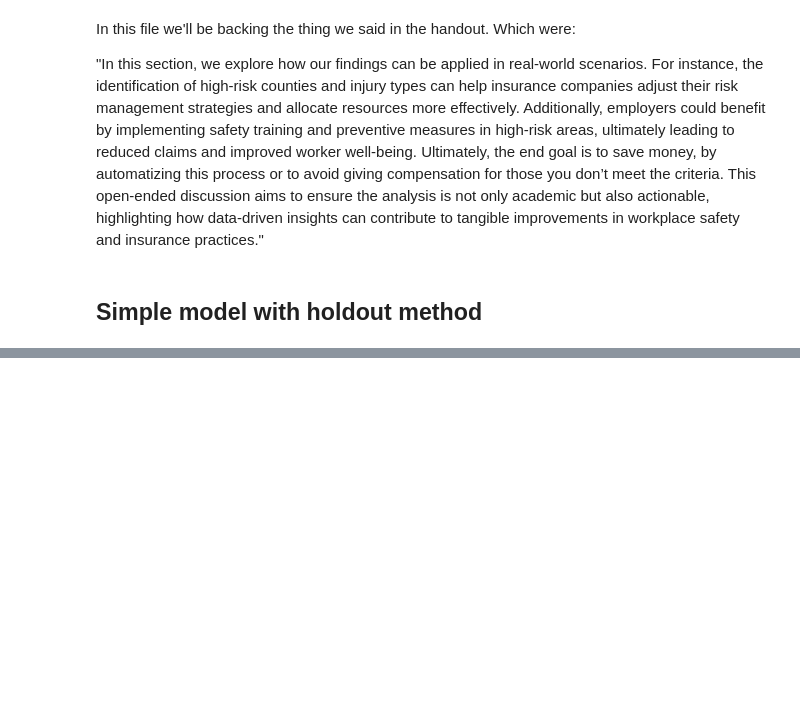
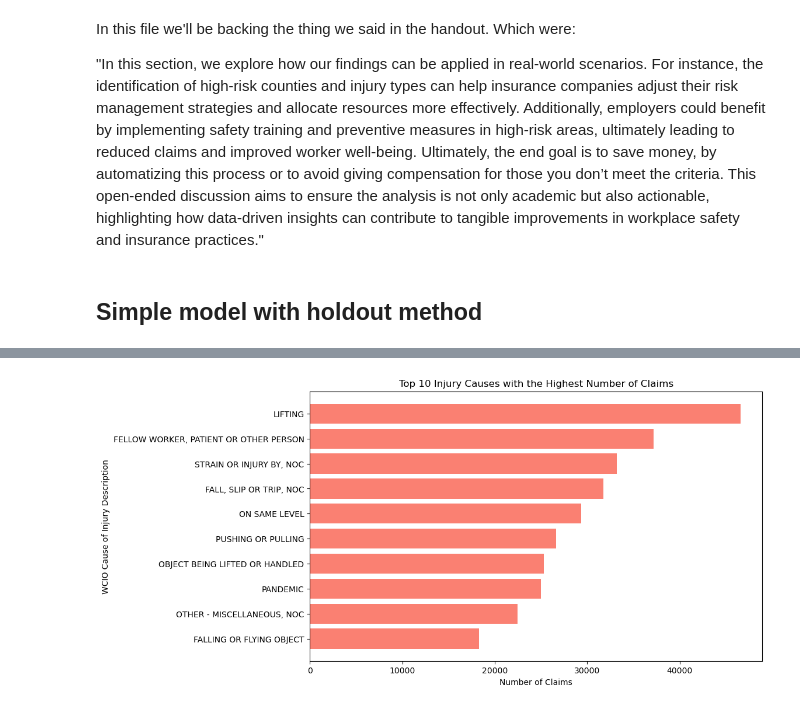
Before and after one commit to tmnstraub/ML_Group36, a Jupyter notebook: src/OpenEndedSection.ipynb, the cells around one changed output, grey strips where cells are left out. Saved outputs shown, nothing was run; the diff lists cells and outputs as text; code cells hidden in the pictures; blank space fills up the shorter version.

```diff
--- a/src/OpenEndedSection.ipynb
+++ b/src/OpenEndedSection.ipynb
@@ -185,0 +275,11 @@ KeyError: 'A'
+# %%
+# Plot Injury Causes Analysis
+plt.figure(figsize=(10, 6))
+plt.barh(injury_causes['WCIO Cause of Injury Description'], injury_causes['Claim Count'], color='salmon')
+plt.xlabel('Number of Claims')
+plt.ylabel('WCIO Cause of Injury Description')
+plt.title('Top 10 Injury Causes with the Highest Number of Claims')
+plt.gca().invert_yaxis()
+plt.show()
+# %% [output]
+[figure, added]
```
Also changed, not shown: parts of 16 cells of this notebook, 1 other file.
